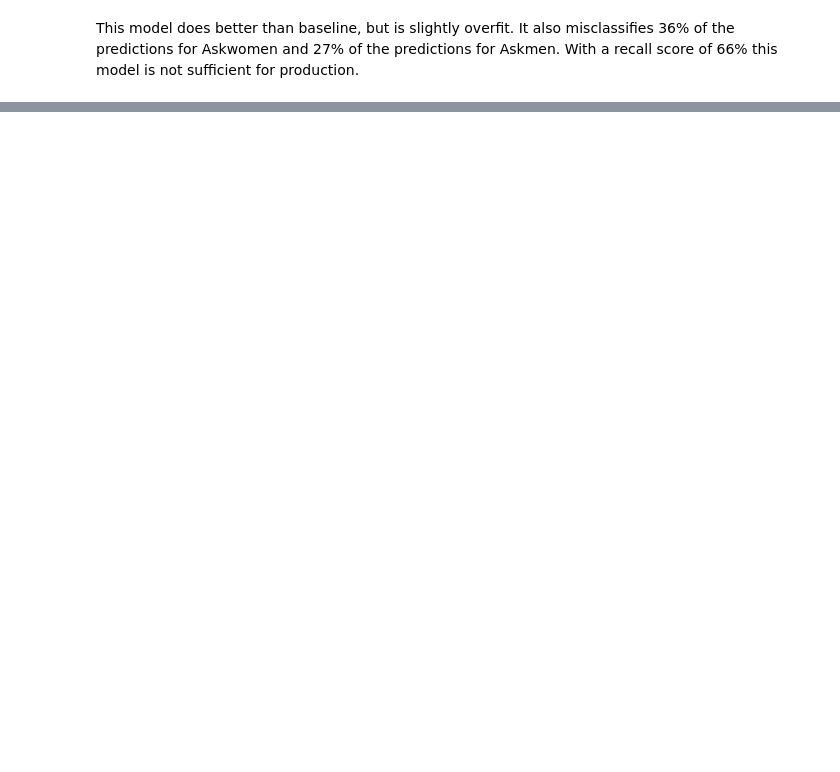
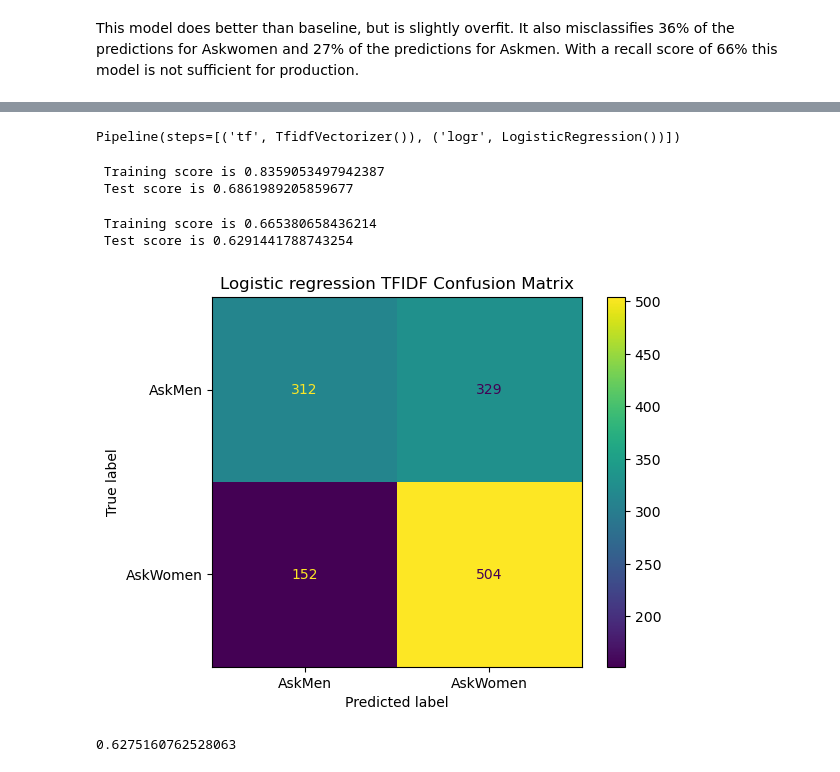
Before and after one commit to DerikVo/Reddit_NLP_project, a Jupyter notebook: Code/03_modeling.ipynb, the cells around one changed output, grey strips where cells are left out. Saved outputs shown, nothing was run; the diff lists cells and outputs as text; code cells hidden in the pictures; blank space fills up the shorter version.

```diff
--- a/Code/03_modeling.ipynb
+++ b/Code/03_modeling.ipynb
@@ -120,0 +300,10 @@ This model does better than baseline, but is slightly overfit. It also misclassi
+# %%
+pipe_logr_tf_params = {
+    'tf__lowercase': [True],
+    'tf__max_features': [30, 50, 75.],
+    'tf__min_df': [2, 3, 9],
+    'tf__max_df': [0.80, 0.90],
+    'tf__ngram_range': [(1, 2), (2,3), (3,4)],
+    'tf__stop_words' : ['english', None],
+    'logr__C':[.25, .5, .75, 1]
+}
@@ -120,0 +314,26 @@ This model does better than baseline, but is slightly overfit. It also misclassi
+# %%
+gs_logr_tf = GridSearchCV(pipe_logr_tf, param_grid=pipe_logr_tf_params, cv=3, n_jobs=-1)
+# %%
+pipe_logr_tf.fit(X_train, y_train)
+# %% [output]
+Pipeline(steps=[('tf', TfidfVectorizer()), ('logr', LogisticRegression())])
+# %%
+print(f' Training score is {pipe_logr_tf.score(X_train, y_train)}')
+print(f' Test score is {pipe_logr_tf.score(X_test, y_test)}')
+# %% [output]
+ Training score is 0.8359053497942387
+ Test score is 0.6861989205859677
+# %%
+gs_logr_tf.fit(X_train, y_train)
+# %%
+print(f' Training score is {gs_logr_tf.score(X_train, y_train)}')
+print(f' Test score is {gs_logr_tf.score(X_test, y_test)}')
+# %% [output]
+ Training score is 0.665380658436214
+ Test score is 0.6291441788743254
+# %%
+logr_tf_matrix = ConfusionMatrixDisplay.from_estimator(gs_logr_tf, X_test, y_test)
+logr_tf_matrix.ax_.set_title("Logistic regression TFIDF Confusion Matrix")
+plt.savefig('../Figures/confusion_matrix/Logistic_tfidf_confusion_matrix')
+# %% [output]
+[figure, added]
@@ -120,0 +342,4 @@ This model does better than baseline, but is slightly overfit. It also misclassi
+# %%
+recall_score(y_test, preds_logr_tf, average='macro')
+# %% [output]
+0.6275160762528063
```
Also changed, not shown: parts of 55 cells of this notebook, 10 other files.
